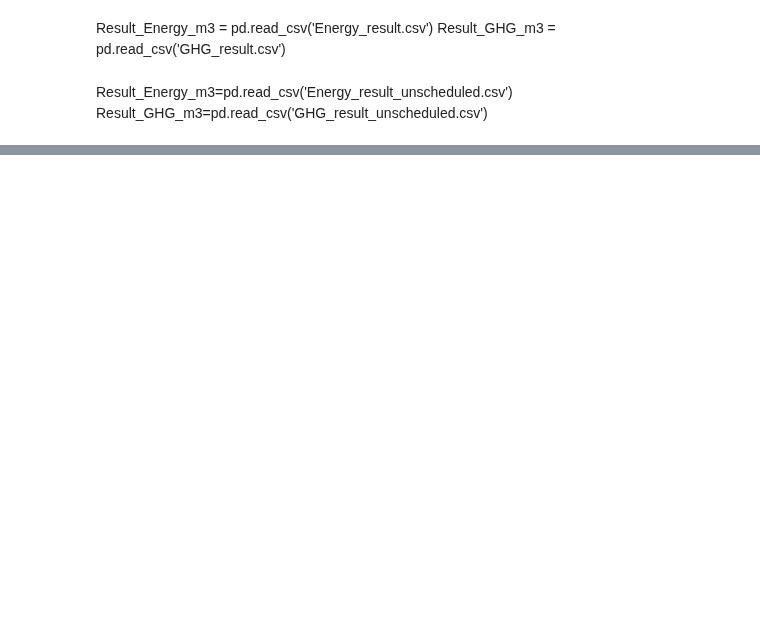
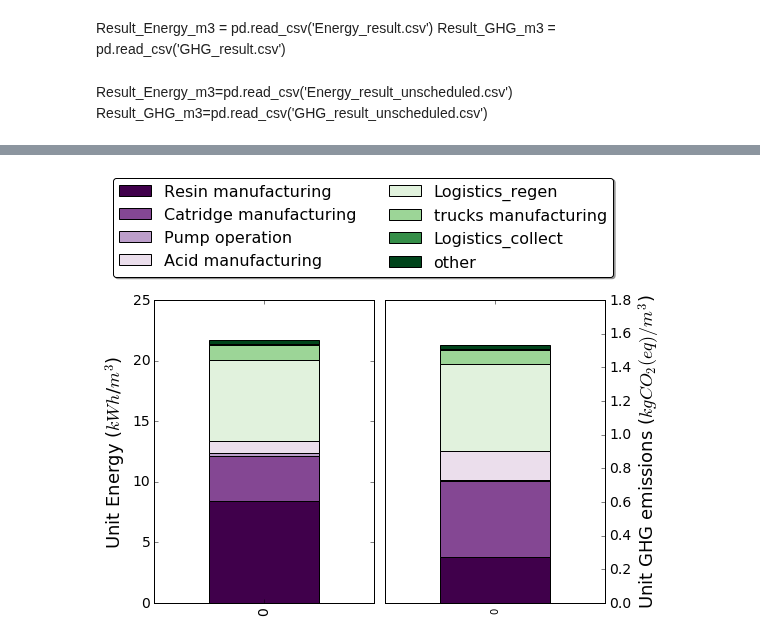
Before and after one commit to okavvada/Urine-Project, a Jupyter notebook: Run_LCA_model.ipynb, the cells around one changed output, grey strips where cells are left out. Cells and saved outputs as stored; diff of their text form; code cells hidden in the pictures; blank space fills up the shorter version.

```diff
--- a/Run_LCA_model.ipynb
+++ b/Run_LCA_model.ipynb
@@ -85,3 +111,8 @@ plt.ylabel('Unit Energy ($kWh$/$m^3$)', fontsize = 20)
+# %%
+Result_Energy_m3=Result_Energy_m3[1:]
+Result_Energy_m3=Result_Energy_m3[2:]
+Result_GHG_m3 = Result_GHG_m3[1:]
+Result_GHG_m3 = Result_GHG_m3[2:]
 # %%
 fig = plt.figure(figsize=(9,6))
 plt.plot(Result_GHG_m3["n_facilities"], Result_GHG_m3["sum"], 'ro', markersize=11)
@@ -97,6 +128,6 @@ plt.ylabel('Unit GHG emissions ($kgCO_2(eq)/m^3$)', fontsize = 20)
 # %%
-Result_Energy_m3_plot = Result_Energy_m3[4:5].drop('sum',1).drop('n_facilities',1)
-Result_GHG_m3_plot = Result_GHG_m3[4:5].drop('sum',1).drop('n_facilities',1)
+Result_Energy_m3_plot = Result_Energy_m3[8:9].drop('sum',1).drop('n_facilities',1)
+Result_GHG_m3_plot = Result_GHG_m3[8:9].drop('sum',1).drop('n_facilities',1)
 # %%
 Result_Energy_m3_plot['other'] = (Result_Energy_m3_plot['Resin transport'] + Result_Energy_m3_plot['Catridge transport']+
                                   Result_Energy_m3_plot['Tank transport'] + Result_Energy_m3_plot['Pump transport'] +
@@ -116,14 +147,18 @@ Result_GHG_m3_plot = Result_GHG_m3_plot.drop(['Resin transport', 'Catridge trans
 # %%
 fig = plt.figure(figsize=(8, 5))
 ax = fig.add_subplot(1,2, 1)
 a=Result_Energy_m3_plot.plot(kind='bar', stacked = True, ax=ax, legend=False,colormap='PRGn')
 plt.xticks(fontsize=14)
 plt.yticks(fontsize=14)
+plt.ylim(0, 25)
 plt.ylabel('Unit Energy ($kWh$/$m^3$)',fontsize=18)
 ax = fig.add_subplot(1,2, 2)
 b=Result_GHG_m3_plot.plot(kind='bar', stacked = True, secondary_y=True, ax=ax, legend=False,colormap='PRGn')
 plt.xticks(fontsize=14)
 plt.yticks(fontsize=14)
+plt.ylim(0, 1.8)
 plt.ylabel('Unit GHG emissions ($kgCO_2(eq)/m^3$)',fontsize=18)
 b.legend(loc='lower center', bbox_to_anchor=(-0.1, 1.05),ncol=2, fancybox=True, shadow=True,fontsize=16)
 fig.tight_layout()
+# %% [output]
+[figure, added]
```
Also changed, not shown: parts of 14 cells of this notebook, 9 other files.
